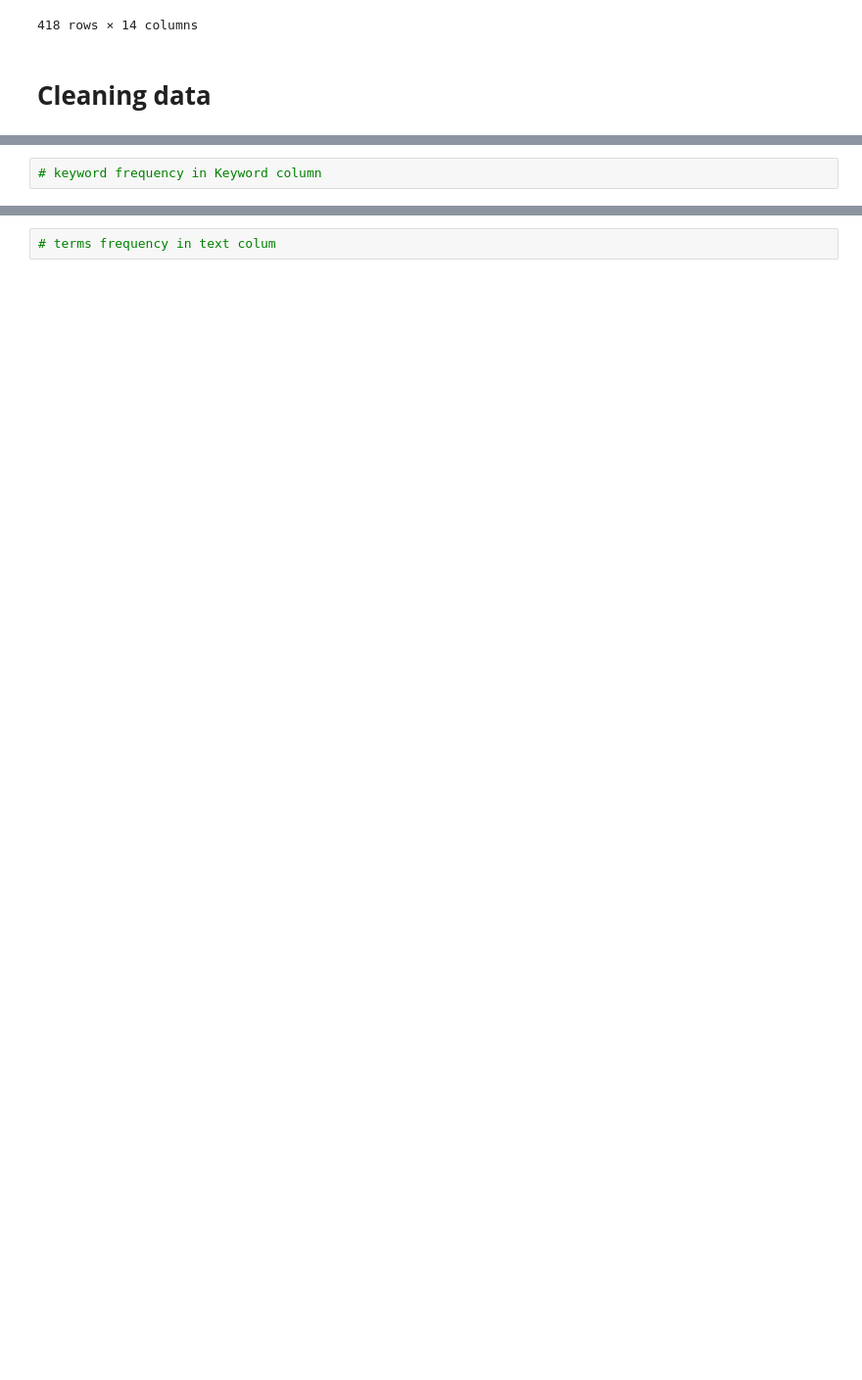
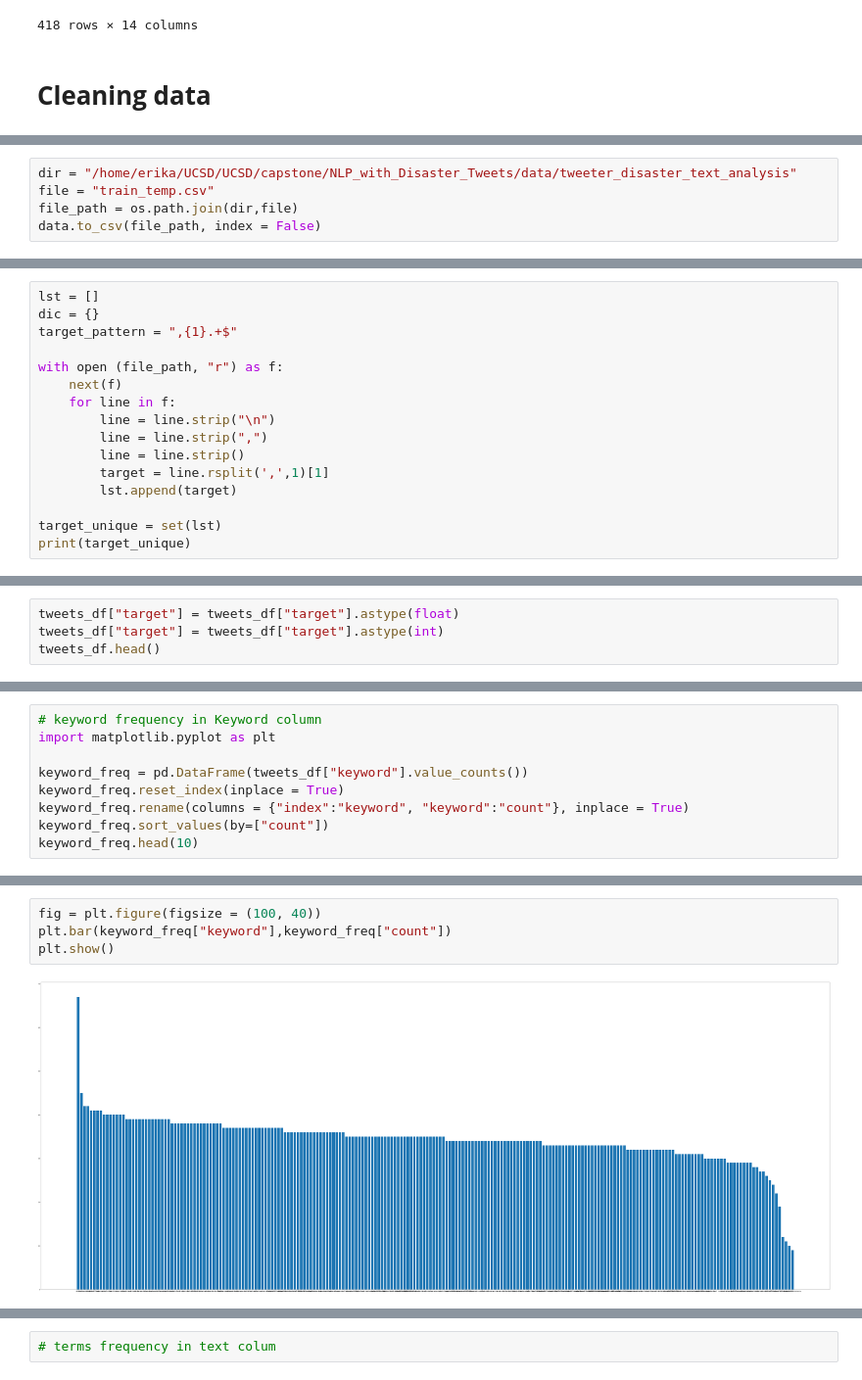
Before and after one commit to ErikaJAlvarado/UCSD, a Jupyter notebook: capstone/NLP_with_Disaster_Tweets/disaster_tweets_eda.ipynb, the cells around one changed output, grey strips where cells are left out. Shown: that part at 98% size. Drawn from its saved outputs; the diff is of its cells as text; blank space fills up the shorter version.

Commit message:
capstone EDA

```diff
--- a/capstone/NLP_with_Disaster_Tweets/disaster_tweets_eda.ipynb
+++ b/capstone/NLP_with_Disaster_Tweets/disaster_tweets_eda.ipynb
@@ -70,0 +89,5 @@ df.loc[(df["Unnamed: 13"].notnull())|(df["Unnamed: 12"].notnull())|(df["Unnamed:
+# %%
+dir = "/home/erika/UCSD/UCSD/capstone/NLP_with_Disaster_Tweets/data/tweeter_disaster_text_analysis"
+file = "train_temp.csv"
+file_path = os.path.join(dir,file)
+data.to_csv(file_path, index = False)
@@ -70,0 +96,16 @@ df.loc[(df["Unnamed: 13"].notnull())|(df["Unnamed: 12"].notnull())|(df["Unnamed:
+# %%
+lst = []
+dic = {}
+target_pattern = ",{1}.+$"
+
+with open (file_path, "r") as f:
+    next(f)
+    for line in f:
+        line = line.strip("\n")
+        line = line.strip(",")
+        line = line.strip()
+        target = line.rsplit(',',1)[1]
+        lst.append(target)
+
+target_unique = set(lst)
+print(target_unique)
@@ -90,0 +213,4 @@ df.loc[df["Unnamed: 13"].notnull()]
+# %%
+tweets_df["target"] = tweets_df["target"].astype(float)
+tweets_df["target"] = tweets_df["target"].astype(int)
+tweets_df.head()
@@ -91,2 +307,9 @@ df.loc[df["Unnamed: 13"].notnull()]
 # %%
 # keyword frequency in Keyword column
+import matplotlib.pyplot as plt
+
+keyword_freq = pd.DataFrame(tweets_df["keyword"].value_counts())
+keyword_freq.reset_index(inplace = True)
+keyword_freq.rename(columns = {"index":"keyword", "keyword":"count"}, inplace = True)
+keyword_freq.sort_values(by=["count"])
+keyword_freq.head(10)
@@ -92,0 +328,6 @@ df.loc[df["Unnamed: 13"].notnull()]
+# %%
+fig = plt.figure(figsize = (100, 40))
+plt.bar(keyword_freq["keyword"],keyword_freq["count"])
+plt.show()
+# %% [output]
+[figure, added]
```
Also changed, not shown: parts of 42 cells of this notebook, 2 other files.
